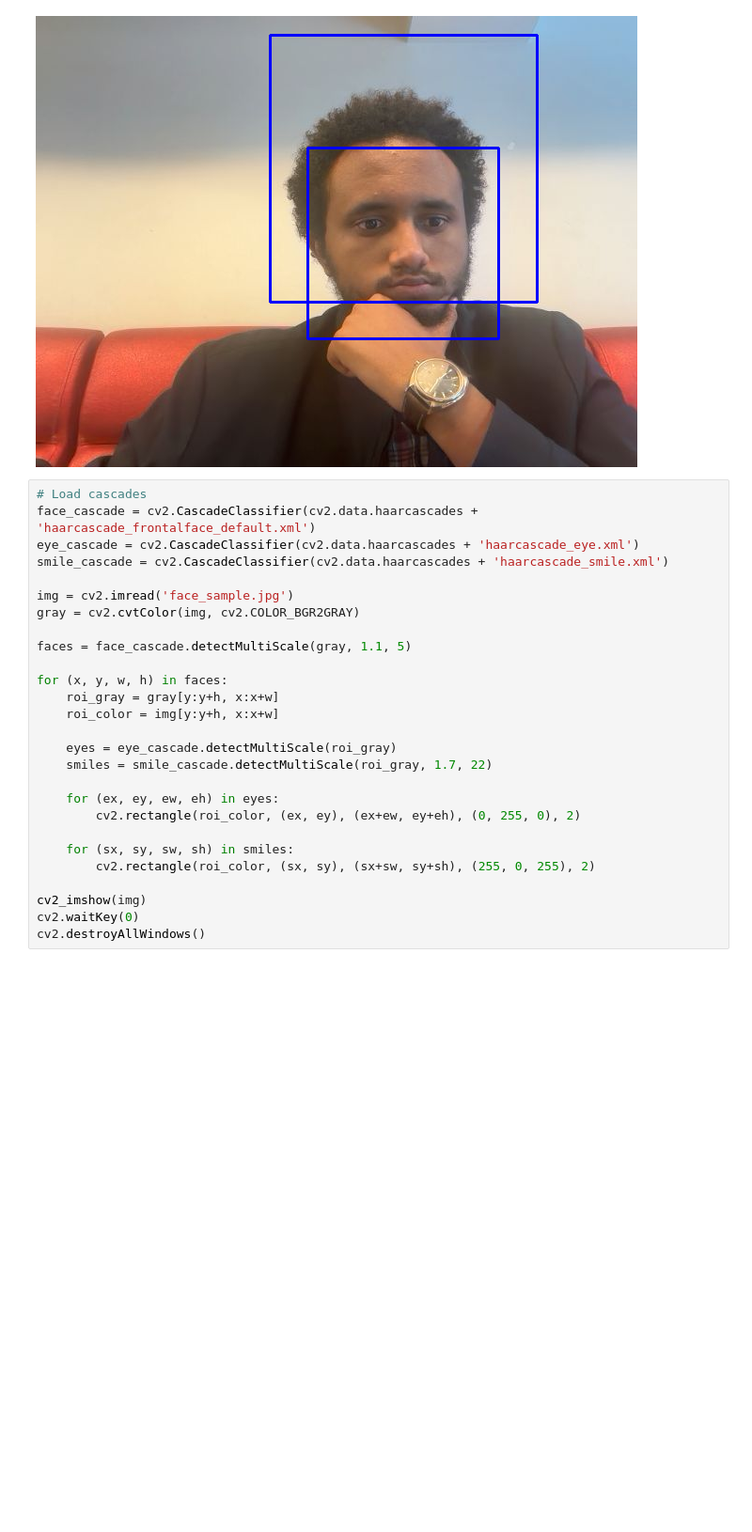
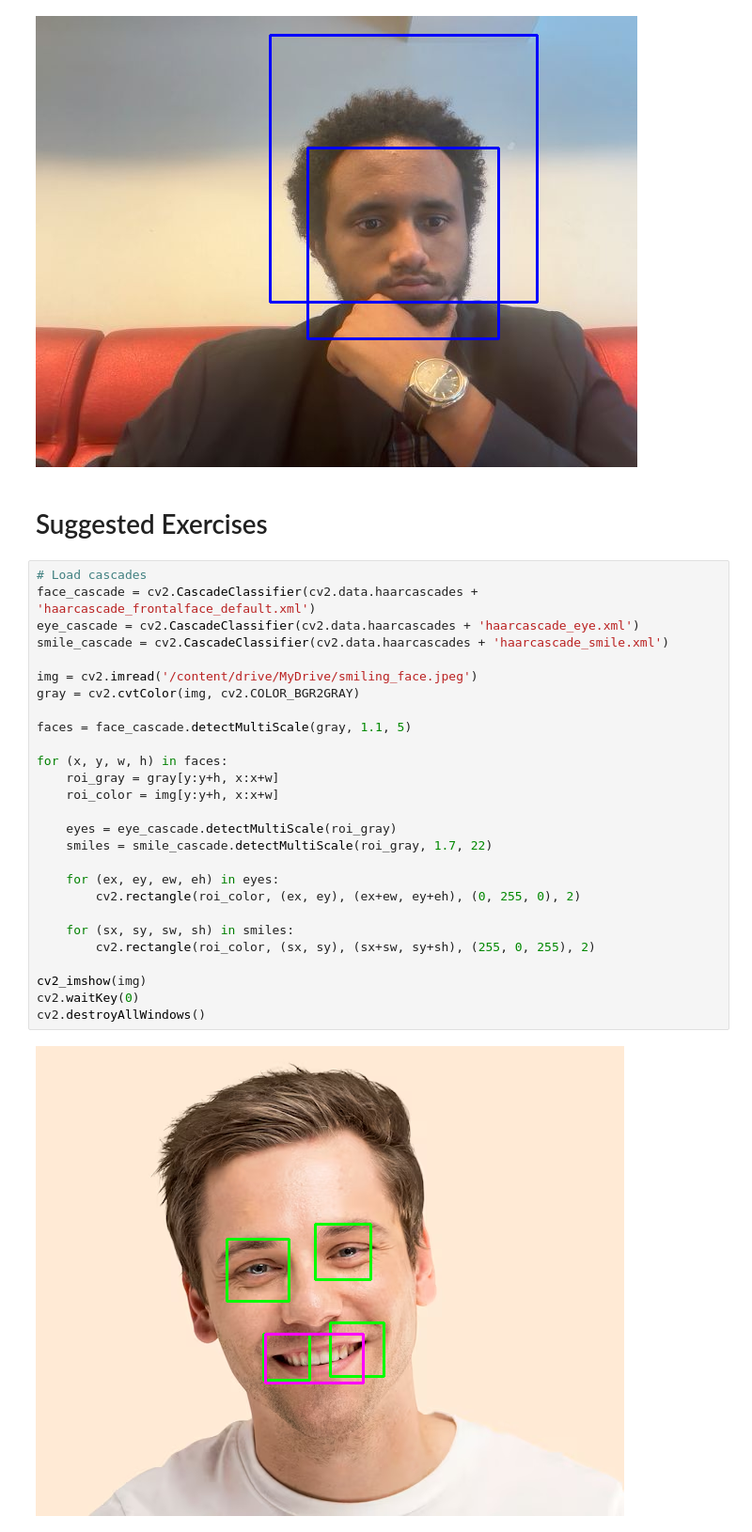
Before and after one commit to Nahom32/CV-Lab-Experiments, a Jupyter notebook: notebooks/Chapter9.ipynb, the cells around one changed output. Shown at 94% size. Drawn from its saved outputs; the diff is of its cells as text; blank space fills up the shorter version.

Commit message:
added image for suggested exercises

```diff
--- a/notebooks/Chapter9.ipynb
+++ b/notebooks/Chapter9.ipynb
@@ -147,30 +147,34 @@ cv2_imshow(img)
 # %% [output]
 [interactive output not drawn]
 [figure]
+# %% [markdown]
+# Suggested Exercises
 # %%
 # Load cascades
 face_cascade = cv2.CascadeClassifier(cv2.data.haarcascades + 'haarcascade_frontalface_default.xml')
 eye_cascade = cv2.CascadeClassifier(cv2.data.haarcascades + 'haarcascade_eye.xml')
 smile_cascade = cv2.CascadeClassifier(cv2.data.haarcascades + 'haarcascade_smile.xml')
 
-img = cv2.imread('face_sample.jpg')
+img = cv2.imread('/content/drive/MyDrive/smiling_face.jpeg')
 gray = cv2.cvtColor(img, cv2.COLOR_BGR2GRAY)
 
 faces = face_cascade.detectMultiScale(gray, 1.1, 5)
 
 for (x, y, w, h) in faces:
     roi_gray = gray[y:y+h, x:x+w]
     roi_color = img[y:y+h, x:x+w]
 
     eyes = eye_cascade.detectMultiScale(roi_gray)
     smiles = smile_cascade.detectMultiScale(roi_gray, 1.7, 22)
 
     for (ex, ey, ew, eh) in eyes:
         cv2.rectangle(roi_color, (ex, ey), (ex+ew, ey+eh), (0, 255, 0), 2)
 
     for (sx, sy, sw, sh) in smiles:
         cv2.rectangle(roi_color, (sx, sy), (sx+sw, sy+sh), (255, 0, 255), 2)
 
 cv2_imshow(img)
 cv2.waitKey(0)
 cv2.destroyAllWindows()
+# %% [output]
+[figure, added]
```
